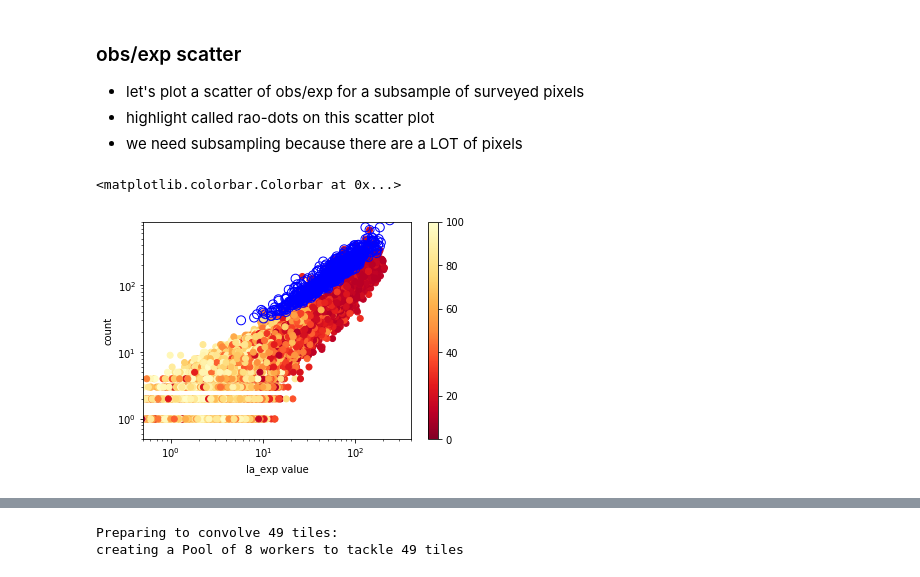
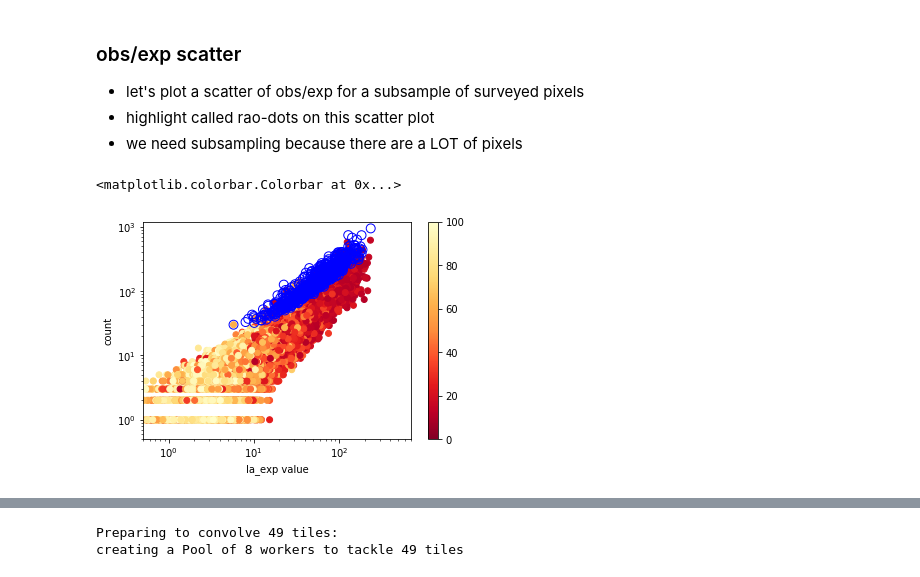
Before and after one commit to open2c/cooltools, a Jupyter notebook: doc/examples/dot-calling-internals.ipynb, the cells around one changed output, grey strips where cells are left out. Saved outputs shown, nothing was run; the diff lists cells and outputs as text; code cells hidden in the pictures.

```diff
--- a/doc/examples/dot-calling-internals.ipynb
+++ b/doc/examples/dot-calling-internals.ipynb
@@ -380,33 +381,33 @@ sct = plt.scatter(sub_la_exp[xlabel],
                   # color dots on the scatter by their genomic separation
                   c=sub_la_exp['bin2_id']-sub_la_exp['bin1_id'],
                   vmin=0,
                   vmax = 100,
                   cmap="YlOrRd_r")
 
 
 
 plt.scatter(intersect_raodots[xlabel],
             intersect_raodots[ylabel],
             s=80,
             facecolors='none',
             edgecolors='b')
 
 # we can add a visual of the lambda-chunking grid on top of obs/exp scatter ...
 # plt.vlines(ledges[1:-15],ymin=0.5,ymax=900,color='red')
 
 ax = plt.gca()
 fig = plt.gcf()
 
 ax.set_xscale('log')
 ax.set_yscale('log')
 
-ax.set_xlim(0.5,400)
-ax.set_ylim(0.5,900)
+ax.set_xlim(0.5,700)
+ax.set_ylim(0.5,1200)
 
 ax.set_ylabel("count")
 ax.set_xlabel("la_exp value")
 
 fig.colorbar(sct)
 # %% [output]
 <matplotlib.colorbar.Colorbar at 0x...>
-[figure, old version]
+[figure, new version]
```
Also changed, not shown: parts of 22 cells of this notebook.
